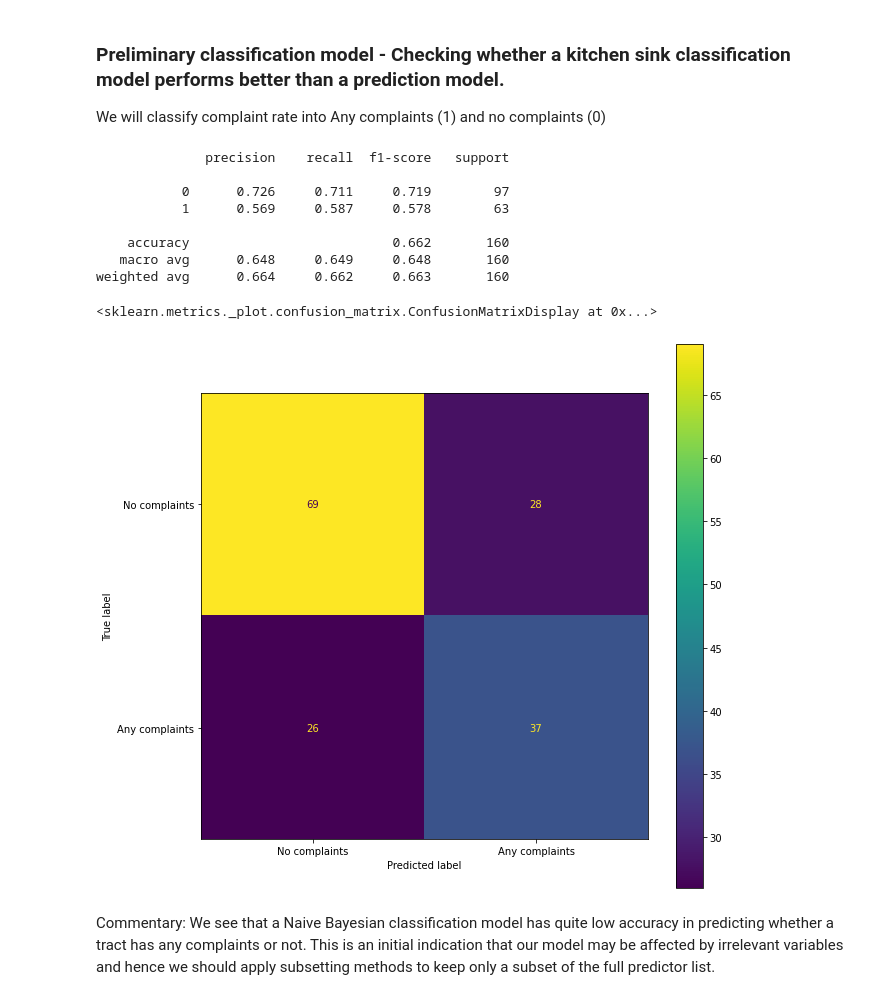
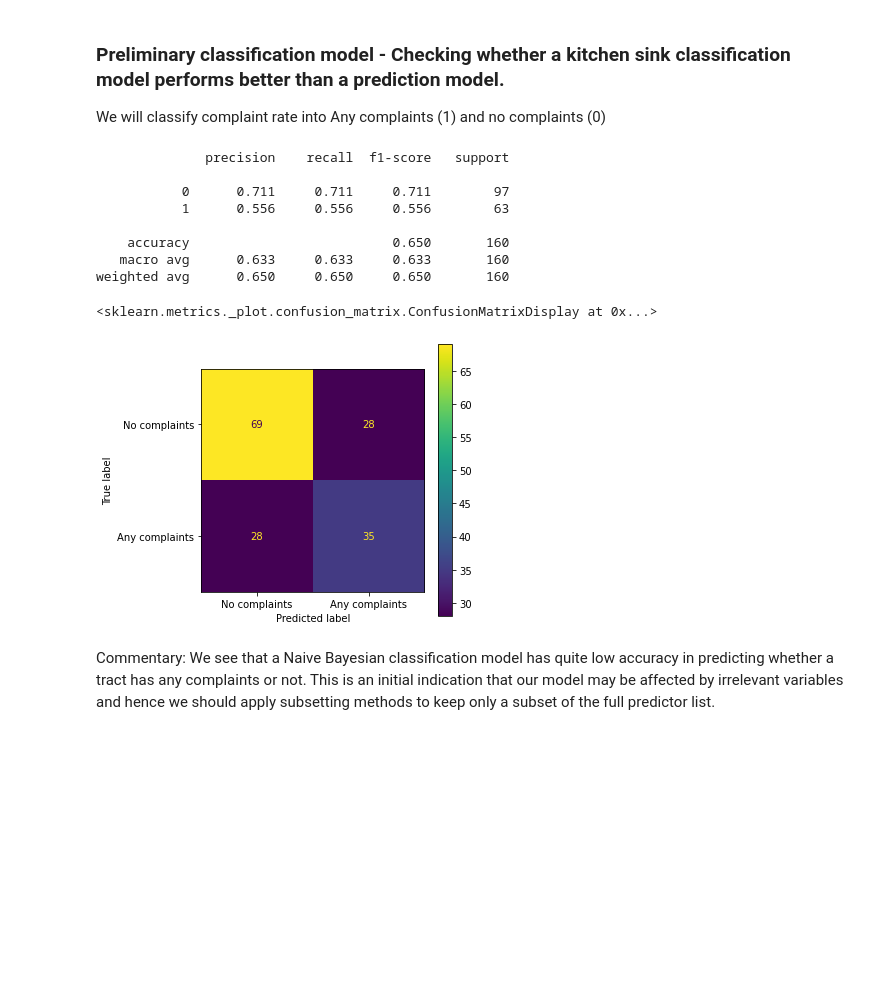
Before and after one commit to mihirbhaskar/chicago-complaints, a Jupyter notebook: code/6_DescribeData.ipynb, the cells around one changed output. Drawn from its saved outputs; the diff is of its cells as text; code cells hidden in the pictures; blank space fills up the shorter version.

```diff
--- a/code/6_DescribeData.ipynb
+++ b/code/6_DescribeData.ipynb
@@ -58,6 +58,2 @@ The resulting plot flags one or two tracts as having particularly high rates per
 
 I evaluated these tracts using the following https://www.chicagocityscape.com/maps/?place=censustract-17031835600
-# %%
-GeoData['complaint_rate'] = 100*GeoData['complaint_count']/GeoData['B01001_001E']
-GeoData.plot("complaint_rate", cmap = "Reds", legend = True)
-plt.title('Complaints Normalized Against Population in Chicago')
@@ -95,4 +82,5 @@ plt.show()
 # %%
+plt.rcParams['figure.figsize'] = [5, 5]
 sns.kdeplot(GeoData['complaint_count'])
 plt.title('Distribution of Complaint Counts Among Tracts')
 plt.show()
@@ -261,40 +250,43 @@ GeoData['any_complaints'] = np.where(GeoData['complaint_count']>0, 1, 0)
 # %%
 #Creating the classification model (1)
 
 #Creating X and y dataframes
 df_y = GeoData['any_complaints']
-df_X = GeoData.drop(columns = ['complaint_count','any_complaints'])
+df_X = GeoData.drop(columns = ['complaint_rate', 'complaint_count',
+                               'GEOID10', 'geo_id', 'geometry',
+                               'DP02_0088PE', 'DP04_0002PE', 'DP03_0096PE',
+                               'DP02_0069PE', 'DP04_0063PE', 'DP03_0004PE', 'DP02_0114PE'])
 df_X = df_X.select_dtypes(['number'])
 
 
 
 #Splitting into train and test
 X_train, X_test, y_train, y_test = train_test_split(df_X,df_y,test_size = 0.20, random_state = 11)
 
 #Importing class
 from sklearn.naive_bayes import GaussianNB
 
 #Defining model
 model = GaussianNB()
 nb_pred = model.fit(X_train,y_train).predict(X_test)
 print(classification_report(y_test,nb_pred,digits = 3))
 
 #Confusion matrix
 cm = confusion_matrix(y_test,nb_pred)
 target_names = ['No complaints','Any complaints']
 display_cm = ConfusionMatrixDisplay(confusion_matrix = cm, display_labels = target_names)
 display_cm.plot()
 # %% [output]
               precision    recall  f1-score   support
 
-           0      0.726     0.711     0.719        97
-           1      0.569     0.587     0.578        63
+           0      0.711     0.711     0.711        97
+           1      0.556     0.556     0.556        63
 
-    accuracy                          0.662       160
-   macro avg      0.648     0.649     0.648       160
-weighted avg      0.664     0.662     0.663       160
+    accuracy                          0.650       160
+   macro avg      0.633     0.633     0.633       160
+weighted avg      0.650     0.650     0.650       160
 <sklearn.metrics._plot.confusion_matrix.ConfusionMatrixDisplay at 0x...>
-[figure, old version]
+[figure, new version]
 # %% [markdown]
 Commentary: We see that a Naive Bayesian classification model has quite low accuracy in predicting whether a tract has any complaints or not. This is an initial indication that our model may be affected by irrelevant variables and hence we should apply subsetting methods to keep only a subset of the full predictor list.
 # %% [markdown]
```
Also changed, not shown: parts of 23 cells of this notebook.
